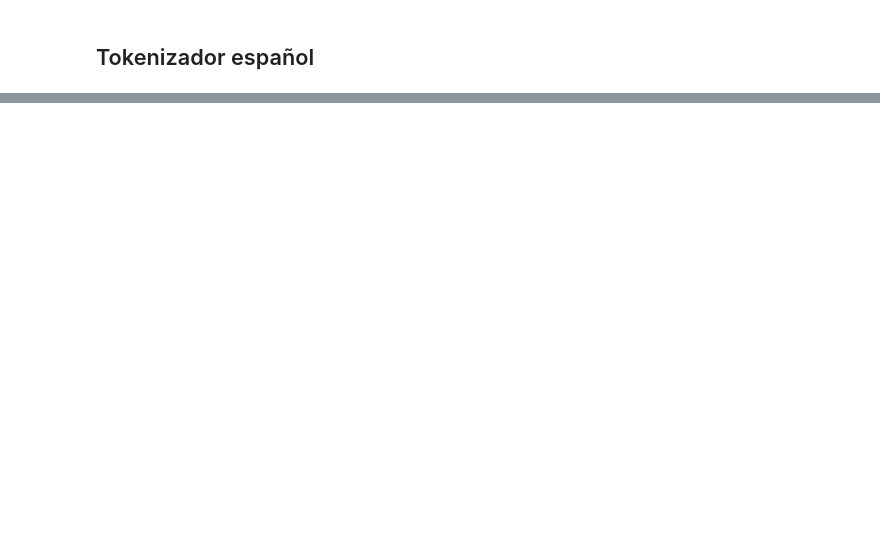
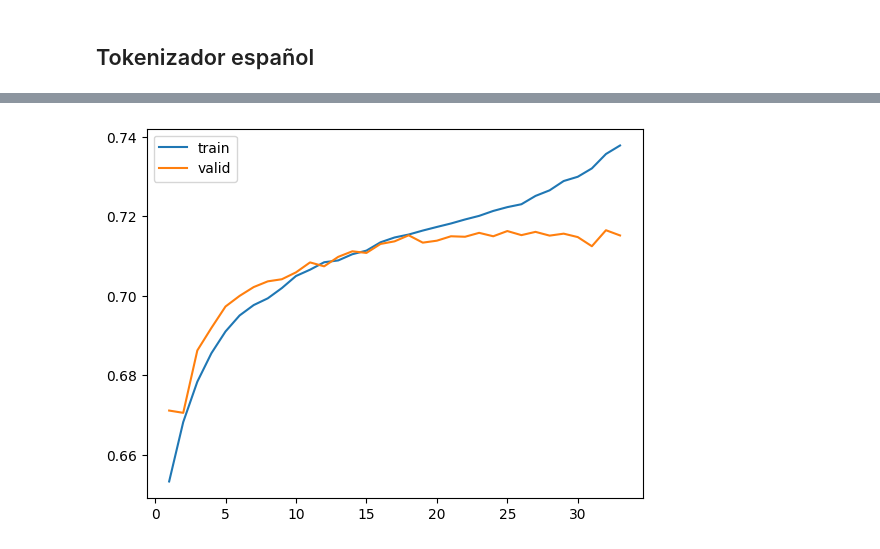
Before and after one commit to JulianF120/procesamiento_lenguaje_natural, a Jupyter notebook: desafios/Desafio_4.ipynb, the cells around one changed output, grey strips where cells are left out. Drawn from its saved outputs; the diff is of its cells as text; code cells hidden in the pictures; blank space fills up the shorter version.

```diff
--- a/desafios/Desafio_4.ipynb
+++ b/desafios/Desafio_4.ipynb
@@ -301,0 +484,20 @@ embedding_matrix.shape
+# %%
+torch.manual_seed(42)
+
+valid_set_size = int(traductor_dataset.len * 0.2)
+train_set_size = traductor_dataset.len - valid_set_size
+
+train_set = torch.utils.data.Subset(traductor_dataset, range(train_set_size))
+valid_set = torch.utils.data.Subset(traductor_dataset,
+                                    range(train_set_size, traductor_dataset.len))
+
+
+train_loader = torch.utils.data.DataLoader(train_set, batch_size=32, shuffle=True)
+valid_loader = torch.utils.data.DataLoader(valid_set, batch_size=32, shuffle=False)
+# %%
+nb_words_encoder = len(input_word2idx)
+
+encoder = Encoder(nb_words_encoder).to(device)
+decoder = Decoder(num_words_output, num_words_output).to(device)
+model = Seq2Seq(encoder, decoder)
+model = model.to(device)
@@ -301,0 +527,6 @@ embedding_matrix.shape
+# %%
+def sequence_acc(y_pred, y_test):
+    y_pred_tag = y_pred.argmax(dim=1)
+    correct_results_sum = (y_pred_tag == y_test).sum().float()
+    acc = correct_results_sum / y_test.shape[0]
+    return acc
@@ -301,0 +622,6 @@ embedding_matrix.shape
+# %%
+optimizer = torch.optim.Adam(model.parameters(), lr=0.001, weight_decay=1e-5)
+criterion = torch.nn.CrossEntropyLoss()
+
+model_history = train(model, train_loader, valid_loader, epochs=200,
+                      optimizer=optimizer, criterion=criterion, patience = 15)
@@ -301,0 +646,7 @@ embedding_matrix.shape
+# %%
+epoch_count = range(1, len(model_history['accuracy']) + 1)
+sns.lineplot(x=epoch_count,  y=model_history['accuracy'], label='train')
+sns.lineplot(x=epoch_count,  y=model_history['val_accuracy'], label='valid')
+plt.show()
+# %% [output]
+[figure, added]
```
Also changed, not shown: parts of 52 cells of this notebook.
